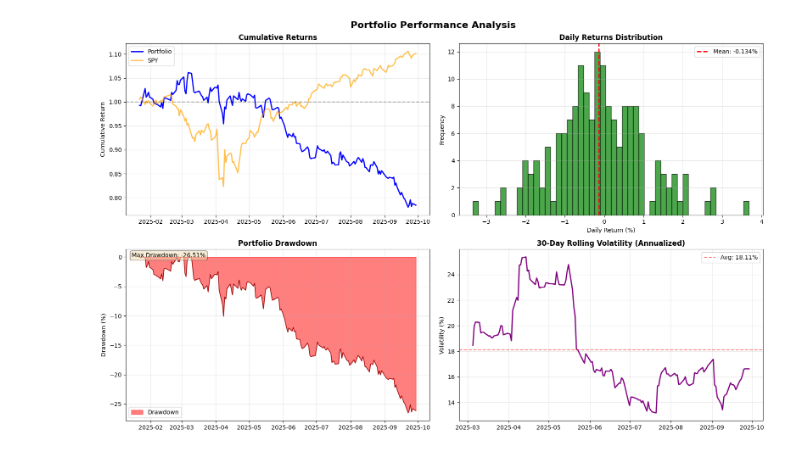
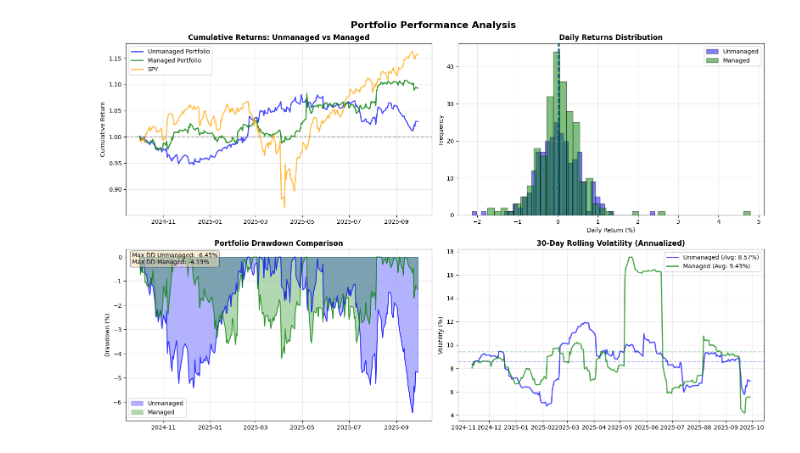
Before and after one commit to michaellaret7/ProphitAI-Backend, a Jupyter notebook: notebooks/portfolio_analysis.ipynb, the cells around one changed output. Drawn from its saved outputs; the diff is of its cells as text; code cells hidden in the pictures.

```diff
--- a/notebooks/portfolio_analysis.ipynb
+++ b/notebooks/portfolio_analysis.ipynb
@@ -63,7 +427,7 @@ Gross exposure: 208.50%
 # %%
 # Fetch daily price data in bulk
+start_date = datetime(2024, 9, 30)
 end_date = datetime.now()
-start_date = end_date - timedelta(days=252)
 
 start_date_str = start_date.strftime('%Y-%m-%d')
 end_date_str = end_date.strftime('%Y-%m-%d')
@@ -107,7 +471,6 @@ if "SPY" in ticker_closes:
     alpha = PerformanceCalculator.alpha_jensen(
         portfolio_daily_returns,
         spy_returns,
-        rf_annual=0.04,
         periods_per_year=252
     )
     # Calculate beta vs SPY using RiskCalculator
@@ -148,11 +695,15 @@ Beta vs SPY:               0.25
 fig, axes = plt.subplots(2, 2, figsize=(16, 10))
 fig.suptitle('Portfolio Performance Analysis', fontsize=16, fontweight='bold')
 
-# 1. Cumulative returns - Portfolio vs SPY
+# 1. Cumulative returns - Portfolio vs Managed vs SPY
 ax1 = axes[0, 0]
 portfolio_cumulative = (1 + portfolio_daily_returns).cumprod()
+managed_cumulative = (1 + managed_daily_returns).cumprod()
+
 ax1.plot(portfolio_cumulative.index, portfolio_cumulative.values,
-         linewidth=2, color='blue', label='Portfolio')
+         linewidth=2, color='blue', label='Unmanaged Portfolio', alpha=0.7)
+ax1.plot(managed_cumulative.index, managed_cumulative.values,
+         linewidth=2, color='green', label='Managed Portfolio', alpha=0.8)
 
 if "SPY" in ticker_closes:
     spy_cumulative = (1 + spy_returns).cumprod()
@@ -160,55 +711,72 @@ if "SPY" in ticker_closes:
     ax1.plot(portfolio_cumulative.index, aligned_spy.values,
              linewidth=2, color='orange', label='SPY', alpha=0.7)
 
-ax1.set_title('Cumulative Returns', fontweight='bold')
+ax1.set_title('Cumulative Returns: Unmanaged vs Managed', fontweight='bold')
 ax1.set_ylabel('Cumulative Return')
 ax1.grid(True, alpha=0.3)
 ax1.legend()
 ax1.axhline(y=1.0, color='black', linestyle='--', alpha=0.3)
 
-# 2. Daily returns distribution
+# 2. Daily returns distribution - Comparison
 ax2 = axes[0, 1]
-ax2.hist(portfolio_daily_returns.dropna() * 100, bins=50, alpha=0.7,
-         color='green', edgecolor='black')
-ax2.axvline(portfolio_daily_returns.mean() * 100, color='red',
-            linestyle='--', linewidth=2, label=f'Mean: {portfolio_daily_returns.mean()*100:.3f}%')
+ax2.hist(portfolio_daily_returns.dropna() * 100, bins=40, alpha=0.5,
+         color='blue', edgecolor='black', label='Unmanaged')
+ax2.hist(managed_daily_returns.dropna() * 100, bins=40, alpha=0.5,
+         color='green', edgecolor='black', label='Managed')
+ax2.axvline(portfolio_daily_returns.mean() * 100, color='blue',
+            linestyle='--', linewidth=2, alpha=0.7)
+ax2.axvline(managed_daily_returns.mean() * 100, color='green',
+            linestyle='--', linewidth=2, alpha=0.7)
 ax2.set_title('Daily Returns Distribution', fontweight='bold')
 ax2.set_xlabel('Daily Return (%)')
 ax2.set_ylabel('Frequency')
 ax2.grid(True, alpha=0.3)
 ax2.legend()
 
-# 3. Drawdown chart
+# 3. Drawdown chart - Comparison
 ax3 = axes[1, 0]
 running_max = portfolio_cumulative.cummax()
 drawdown = (portfolio_cumulative / running_max - 1.0) * 100
+managed_running_max = managed_cumulative.cummax()
+managed_drawdown = (managed_cumulative / managed_running_max - 1.0) * 100
+
 ax3.fill_between(drawdown.index, drawdown.values, 0,
-                  alpha=0.5, color='red', label='Drawdown')
-ax3.plot(drawdown.index, drawdown.values, linewidth=1, color='darkred')
-ax3.set_title('Portfolio Drawdown', fontweight='bold')
+                  alpha=0.3, color='blue', label='Unmanaged')
+ax3.plot(drawdown.index, drawdown.values, linewidth=1.5, color='blue', alpha=0.7)
+ax3.fill_between(managed_drawdown.index, managed_drawdown.values, 0,
+                  alpha=0.3, color='green', label='Managed')
+ax3.plot(managed_drawdown.index, managed_drawdown.values, linewidth=1.5, color='green', alpha=0.7)
+
+ax3.set_title('Portfolio Drawdown Comparison', fontweight='bold')
 ax3.set_ylabel('Drawdown (%)')
 ax3.grid(True, alpha=0.3)
 ax3.legend()
 max_dd = drawdown.min()
-ax3.text(0.02, 0.98, f'Max Drawdown: {max_dd:.2f}%',
+managed_max_dd = managed_drawdown.min()
+ax3.text(0.02, 0.98, f'Max DD Unmanaged: {max_dd:.2f}%\nMax DD Managed: {managed_max_dd:.2f}%',
          transform=ax3.transAxes, verticalalignment='top',
          bbox=dict(boxstyle='round', facecolor='wheat', alpha=0.5))
 
-# 4. Rolling volatility (30-day)
+# 4. Rolling volatility (30-day) - Comparison
 ax4 = axes[1, 1]
 rolling_vol = portfolio_daily_returns.rolling(window=30).std() * np.sqrt(252) * 100
-ax4.plot(rolling_vol.index, rolling_vol.values, linewidth=2, color='purple')
-ax4.axhline(y=annual_volatility * 100, color='red', linestyle='--',
-            alpha=0.5, label=f'Avg: {annual_volatility*100:.2f}%')
+managed_rolling_vol = managed_daily_returns.rolling(window=30).std() * np.sqrt(252) * 100
+
+ax4.plot(rolling_vol.index, rolling_vol.values, linewidth=2, color='blue',
+         label=f'Unmanaged (Avg: {annual_volatility*100:.2f}%)', alpha=0.7)
+ax4.plot(managed_rolling_vol.index, managed_rolling_vol.values, linewidth=2, color='green',
+         label=f'Managed (Avg: {managed_annual_volatility*100:.2f}%)', alpha=0.7)
+ax4.axhline(y=annual_volatility * 100, color='blue', linestyle='--', alpha=0.3)
+ax4.axhline(y=managed_annual_volatility * 100, color='green', linestyle='--', alpha=0.3)
 ax4.set_title('30-Day Rolling Volatility (Annualized)', fontweight='bold')
 ax4.set_ylabel('Volatility (%)')
 ax4.grid(True, alpha=0.3)
 ax4.legend()
 
 plt.tight_layout()
 plt.show()
 # %% [output]
-[figure, old version]
+[figure, new version]
 # %%
 industry_data = {}
 sub_industry_data = {}
```
Also changed, not shown: parts of 7 cells of this notebook, 31 other files.
